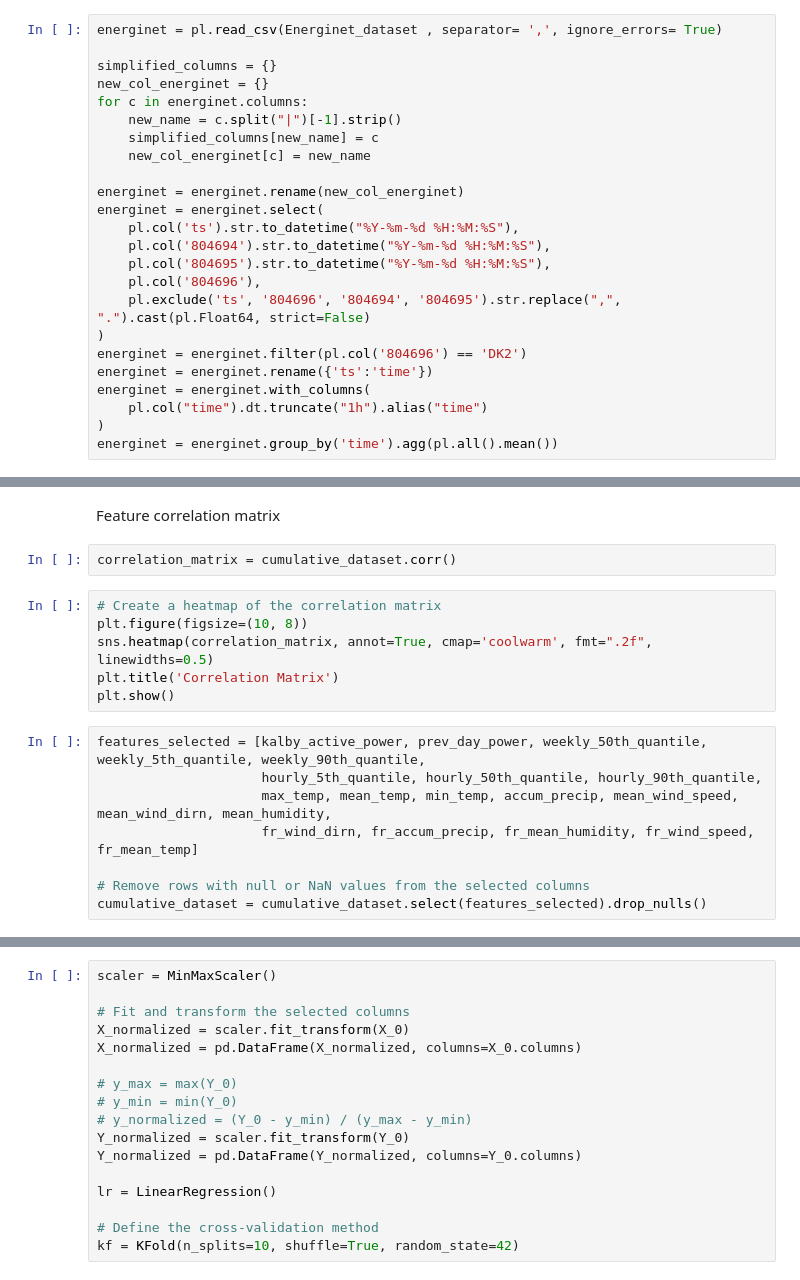
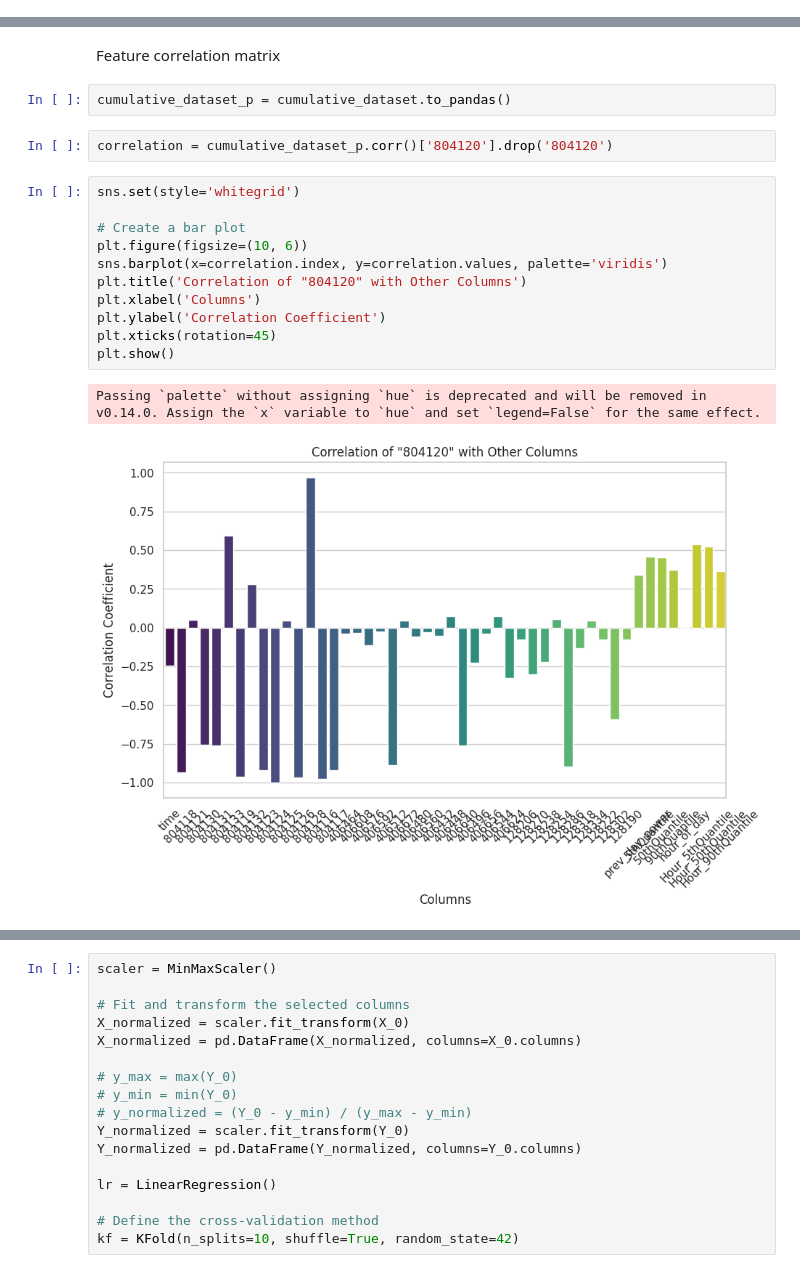
Before and after one commit to manishat9096/Assignment1_ML_in_Energy_Systems, a Jupyter notebook: Codes/Step_2_v2.ipynb, the cells around one changed output, grey strips where cells are left out. Saved outputs shown, nothing was run; the diff lists cells and outputs as text.

```diff
--- a/Codes/Step_2_v2.ipynb
+++ b/Codes/Step_2_v2.ipynb
@@ -135,27 +135,3 @@ dmi = dmi.with_columns(
     pl.col("ts").dt.truncate("1h").alias("time")
 )
 dmi = dmi.group_by('time').agg(pl.all().mean())
-# %%
-energinet = pl.read_csv(Energinet_dataset , separator= ',', ignore_errors= True)
-
-simplified_columns = {}
-new_col_energinet = {}
-for c in energinet.columns:
-	new_name = c.split("|")[-1].strip()
-	simplified_columns[new_name] = c
-	new_col_energinet[c] = new_name
-
-energinet = energinet.rename(new_col_energinet)
-energinet = energinet.select(
-    pl.col('ts').str.to_datetime("%Y-%m-%d %H:%M:%S"),
-    pl.col('804694').str.to_datetime("%Y-%m-%d %H:%M:%S"),
-    pl.col('804695').str.to_datetime("%Y-%m-%d %H:%M:%S"),
-    pl.col('804696'),
-    pl.exclude('ts', '804696', '804694', '804695').str.replace(",", ".").cast(pl.Float64, strict=False)
-)
-energinet = energinet.filter(pl.col('804696') == 'DK2')
-energinet = energinet.rename({'ts':'time'})
-energinet = energinet.with_columns(
-    pl.col("time").dt.truncate("1h").alias("time")
-)
-energinet = energinet.group_by('time').agg(pl.all().mean())
@@ -238,18 +296,20 @@ FigureWidgetResampler({
 # %% [markdown]
 Feature correlation matrix
-# %%
-correlation_matrix = cumulative_dataset.corr()
-# %%
-# Create a heatmap of the correlation matrix
-plt.figure(figsize=(10, 8))
-sns.heatmap(correlation_matrix, annot=True, cmap='coolwarm', fmt=".2f", linewidths=0.5)
-plt.title('Correlation Matrix')
-plt.show()
-# %%
-features_selected = [kalby_active_power, prev_day_power, weekly_50th_quantile, weekly_5th_quantile, weekly_90th_quantile,
-                     hourly_5th_quantile, hourly_50th_quantile, hourly_90th_quantile,
-                     max_temp, mean_temp, min_temp, accum_precip, mean_wind_speed, mean_wind_dirn, mean_humidity,
-                     fr_wind_dirn, fr_accum_precip, fr_mean_humidity, fr_wind_speed, fr_mean_temp]
-
-# Remove rows with null or NaN values from the selected columns
-cumulative_dataset = cumulative_dataset.select(features_selected).drop_nulls()
+# %%
+cumulative_dataset_p = cumulative_dataset.to_pandas()
+# %%
+correlation = cumulative_dataset_p.corr()['804120'].drop('804120')
+# %%
+sns.set(style='whitegrid')
+
+# Create a bar plot
+plt.figure(figsize=(10, 6))
+sns.barplot(x=correlation.index, y=correlation.values, palette='viridis')
+plt.title('Correlation of "804120" with Other Columns')
+plt.xlabel('Columns')
+plt.ylabel('Correlation Coefficient')
+plt.xticks(rotation=45)
+plt.show()
+# %% [output]
+Passing `palette` without assigning `hue` is deprecated and will be removed in v0.14.0. Assign the `x` variable to `hue` and set `legend=False` for the same effect.
+[figure, added]
```
Also changed, not shown: parts of 19 cells of this notebook, 2 other files.
